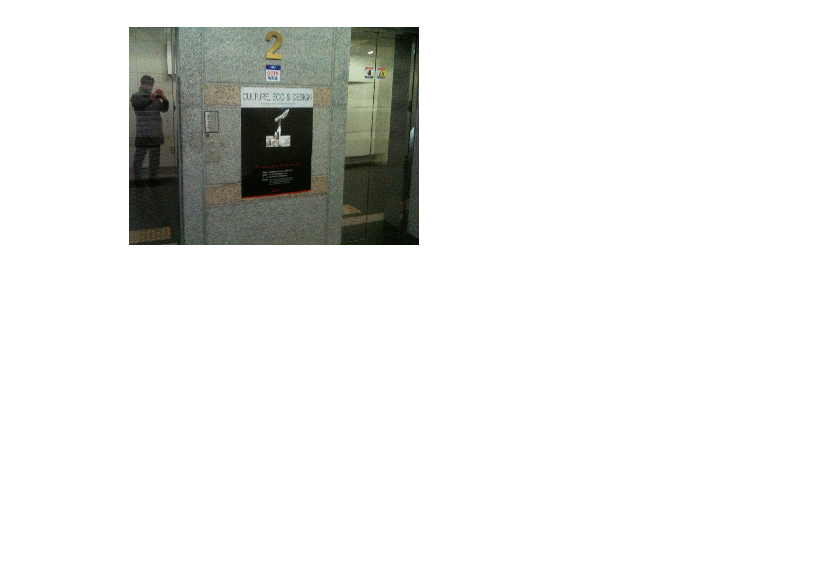
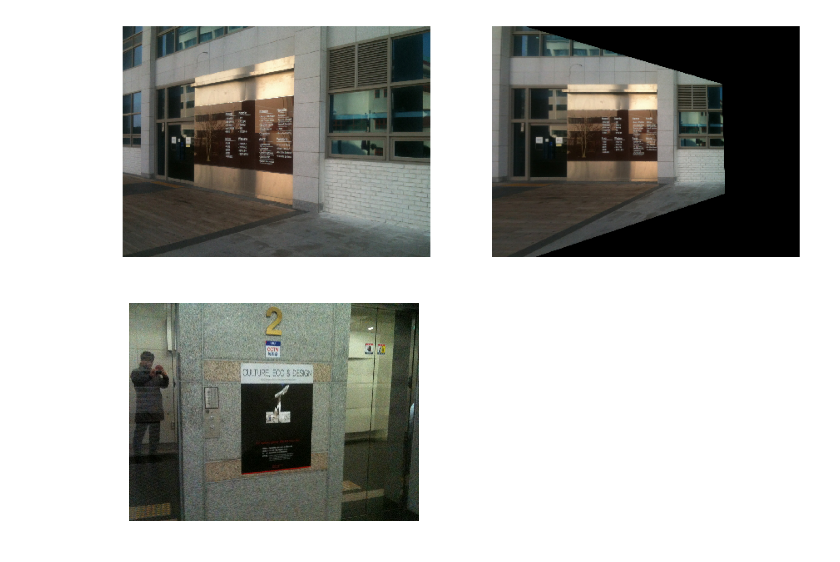
Before and after one commit to escalade87/Programming-Computer-Vision-with-Python-Notebook, a Jupyter notebook: Homework 4/Homework 4.ipynb, the cells around one changed output. Saved outputs shown, nothing was run; the diff lists cells and outputs as text; code cells hidden in the pictures; blank space fills up the shorter version.

```diff
--- a/Homework 4/Homework 4.ipynb
+++ b/Homework 4/Homework 4.ipynb
@@ -1,3 +112,40 @@
+# %%
+import numpy as np
+import cv2
+from matplotlib import pyplot as plt
+
+image = cv2.imread("dsu4.jpg")
+im = cv2.cvtColor(image, cv2.COLOR_RGB2BGR)
+
+# Four corners of the book in source image
+pts_src = np.array([[239, 269], [238, 459], [565, 494], [570, 233]])
+
+# Four corners of the book in destination image.
+pts_dst = np.array([[250, 280], [250, 450], [550, 450], [550, 280]])
+
+# Calculate Homography
+h, status = cv2.findHomography(pts_src, pts_dst)
+
+# Warp source image to destination based on homography
+im2 = cv2.warpPerspective(im, h, (im.shape[1], im.shape[0]))
+
+width_in_inches = 15
+height_in_inches = 15
+dots_per_inch = 70
+
+f = plt.figure(
+    figsize=(width_in_inches, height_in_inches),
+    dpi=dots_per_inch)
+
+f.add_subplot(1,2, 1)
+plt.imshow(im)
+plt.axis('off')
+f.add_subplot(1,2, 2)
+plt.imshow(im2)
+plt.axis('off')
+plt.show()
+# %% [output]
+[figure, added]
 # %%
 import numpy as np
 import cv2
```
Also changed, not shown: parts of 3 cells of this notebook.
